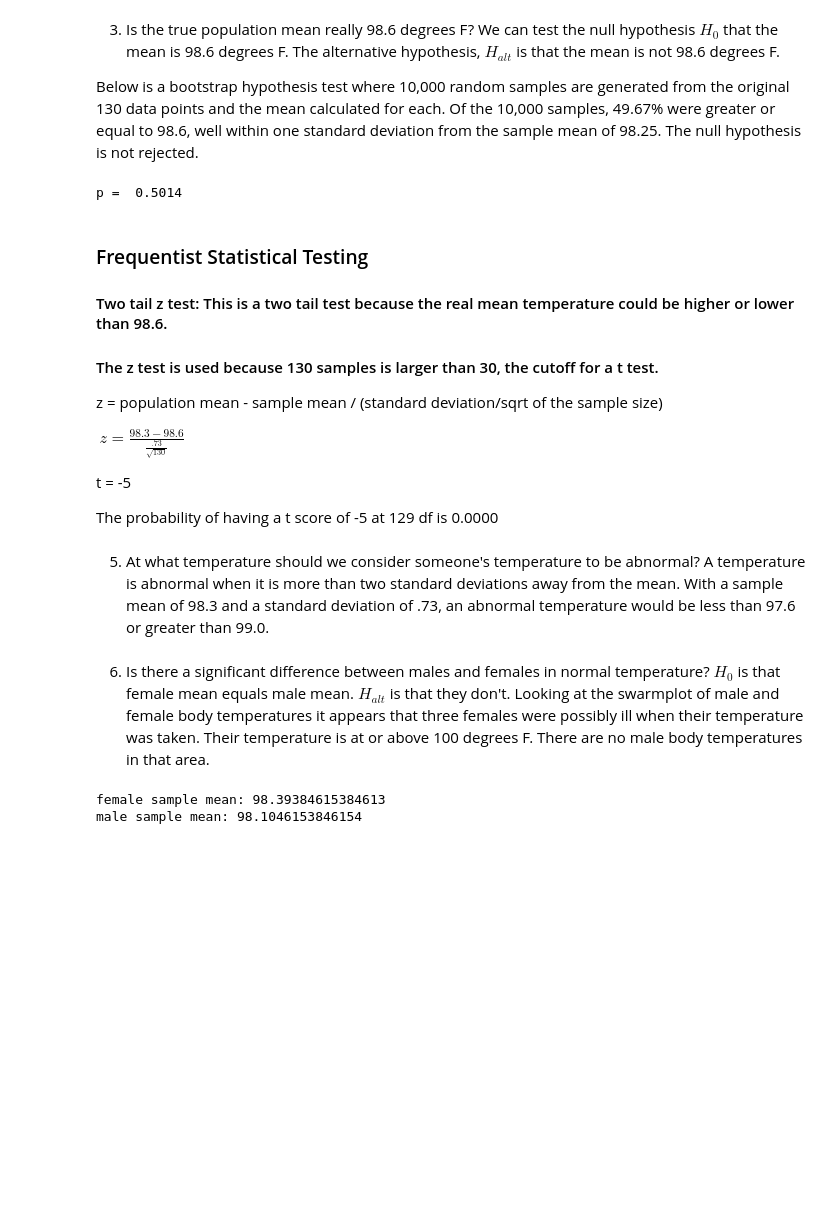
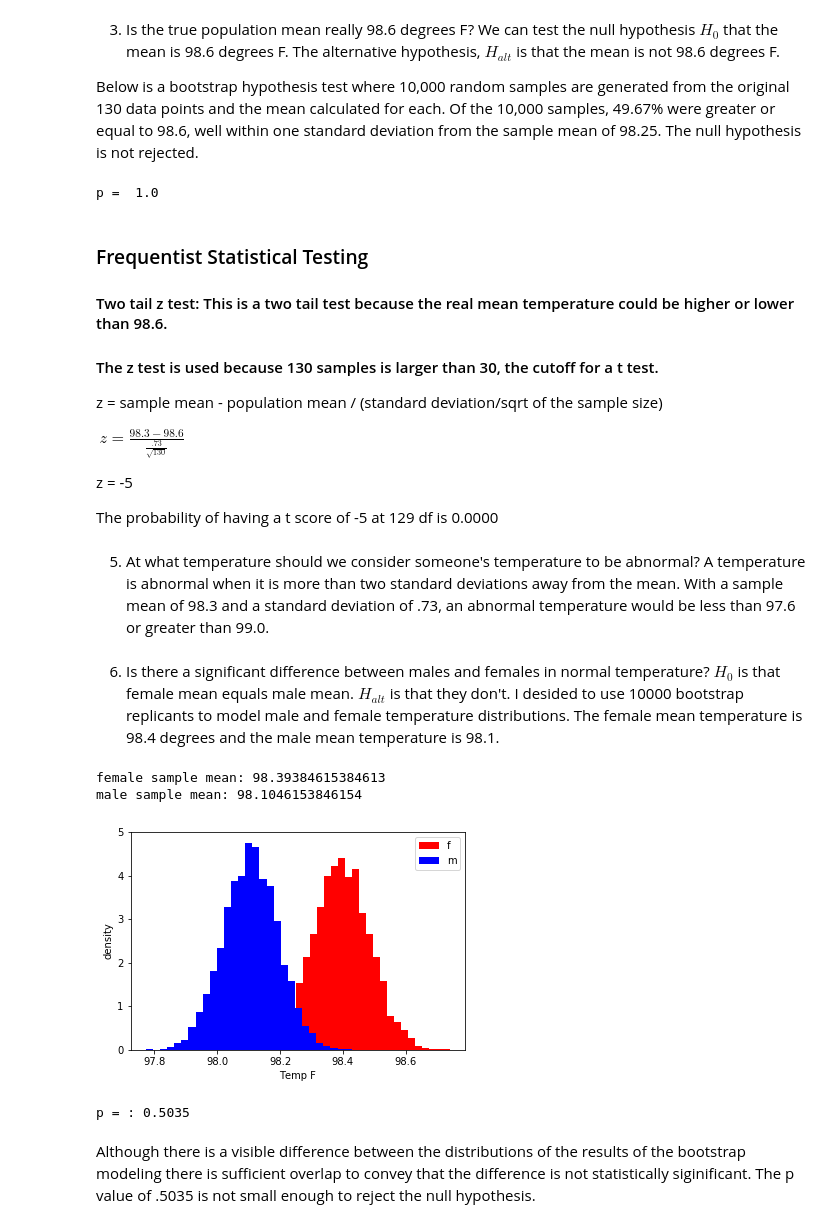
Before and after one commit to noraek/Springboard, a Jupyter notebook: sliderule_dsi_inferential_statistics_exercise_1.ipynb, the cells around one changed output. Drawn from its saved outputs; the diff is of its cells as text; code cells hidden in the pictures; blank space fills up the shorter version.

```diff
--- a/sliderule_dsi_inferential_statistics_exercise_1.ipynb
+++ b/sliderule_dsi_inferential_statistics_exercise_1.ipynb
@@ -123,27 +113,27 @@ def bootstrap_replicate_id(data, func):
 for i in range(10000):
     bs_replicates[i] = bootstrap_replicate_id(bodytemp, np.mean)
 
-p=np.sum(bs_replicates >= np.mean(bodytemp))/10000
+p=np.sum(bs_replicates <= 98.6)/10000
 
 print("p = ", p)
 # %% [output]
-p =  0.5014
+p =  1.0
 # %% [markdown]
 ### Frequentist Statistical Testing
 #### Two tail z test:  This is a two tail test because the real mean temperature could be higher or lower than 98.6.
 #### The z test is used because 130 samples is larger than 30, the cutoff for a t test.
 
-z = population mean - sample mean / (standard deviation/sqrt of the sample size)
+z = sample mean - population mean / (standard deviation/sqrt of the sample size)
 
 $\ z = \frac{98.3-98.6}{\frac{.73}{\sqrt{130}}}$
 
-t = -5
+z = -5
 
 The probability of having a t score of -5 at 129 df is 0.0000
 # %% [markdown]
 5.  At what temperature should we consider someone's temperature to be abnormal?  A temperature is abnormal when it is more than two standard deviations away from the mean.  With a sample mean of 98.3 and a standard deviation of .73, an abnormal temperature would be less than 97.6 or greater than 99.0.
 # %% [markdown]
-6.  Is there a significant difference between males and females in normal temperature?  $H_{0}$ is that female mean equals male mean.  $H_{alt}$ is that they don't.  Looking at the swarmplot of male and female body temperatures it appears that three females were possibly ill when their temperature was taken.  Their temperature is at or above 100 degrees F.  There are no male body temperatures in that area.
+6.  Is there a significant difference between males and females in normal temperature?  $H_{0}$ is that female mean equals male mean.  $H_{alt}$ is that they don't.  I desided to use 10000 bootstrap replicants to model male and female temperature distributions.  The female mean temperature is 98.4 degrees and the male mean temperature is 98.1.
 # %%
 female_temps = df['gender'] == 'F'
 male_temps = df['gender'] == 'M'
@@ -158,6 +148,31 @@ print("male sample mean:", np.mean(male_records['temperature']))
 
 bs_replicates_f = np.empty(10000)
 bs_replicates_m = np.empty(10000)
+
+for i in range(10000):
+    bs_replicates_f[i] = bootstrap_replicate_id(female_records['temperature'], np.mean)
+
+for i in range(10000):
+    bs_replicates_m[i] = bootstrap_replicate_id(male_records['temperature'], np.mean)
 # %% [output]
 female sample mean: 98.39384615384613
 male sample mean: 98.1046153846154
+# %%
+_ = plt.hist(bs_replicates_f, color = 'r', bins = 30, density=True, label='female')
+_ = plt.hist(bs_replicates_m, color = 'blue', bins = 30, density=True, label='male')
+_ = plt.xlabel('Temp F')
+_ = plt.ylabel('density')
+_ = plt.legend('fm')
+plt.show()
+# %% [output]
+[figure, added]
+# %%
+bs_replicates = bs_replicates_m - bs_replicates_f
+
+p = np.sum(bs_replicates >= (np.mean(bs_replicates_m)-np.mean(bs_replicates_f)))/len(bs_replicates)
+
+print("p = :", p)
+# %% [output]
+p = : 0.5035
+# %% [markdown]
+Although there is a visible difference between the distributions of the results of the bootstrap modeling there is sufficient overlap to convey that the difference is not statistically siginificant.  The p value of .5035 is not small enough to reject the null hypothesis.
```
Also changed, not shown: parts of 1 cell of this notebook.
